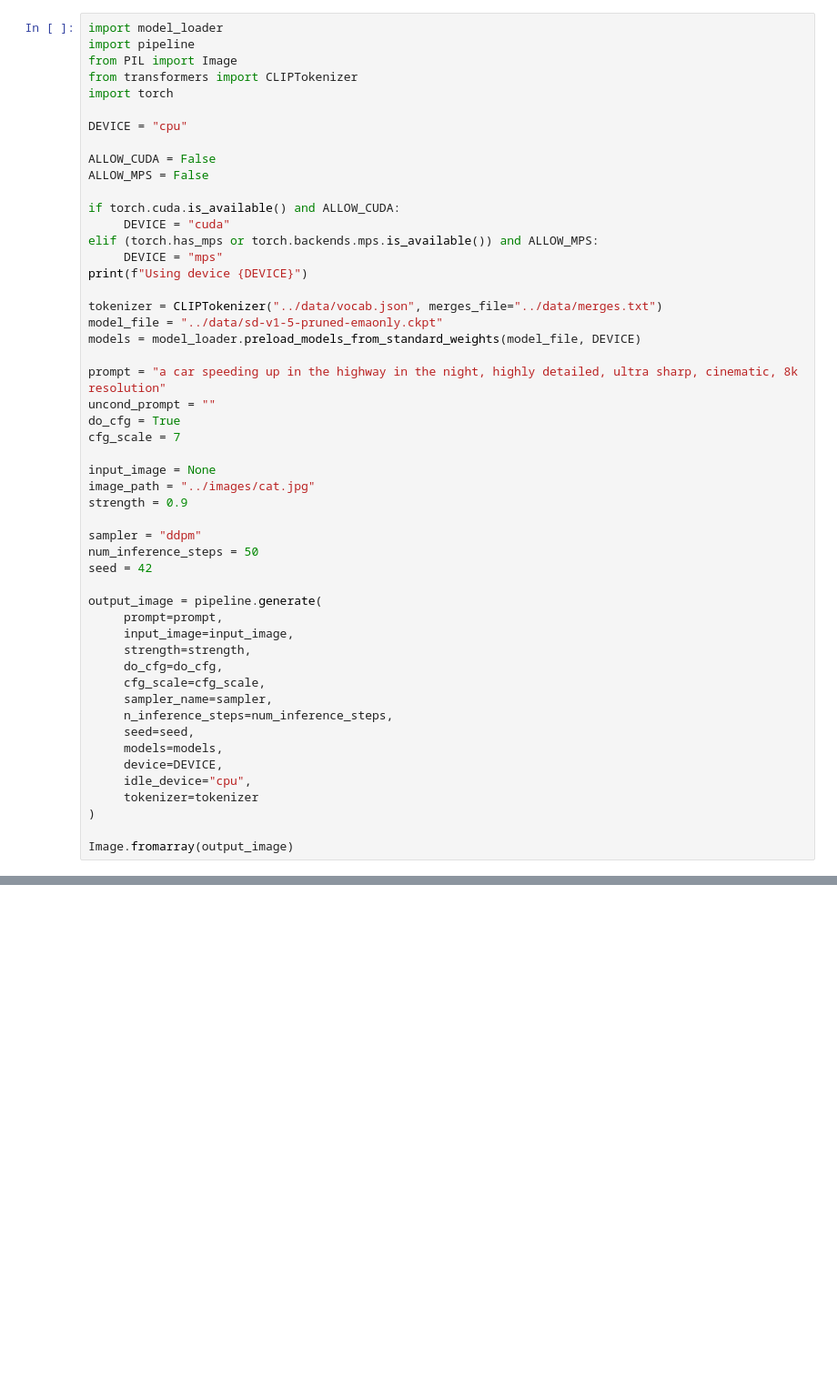
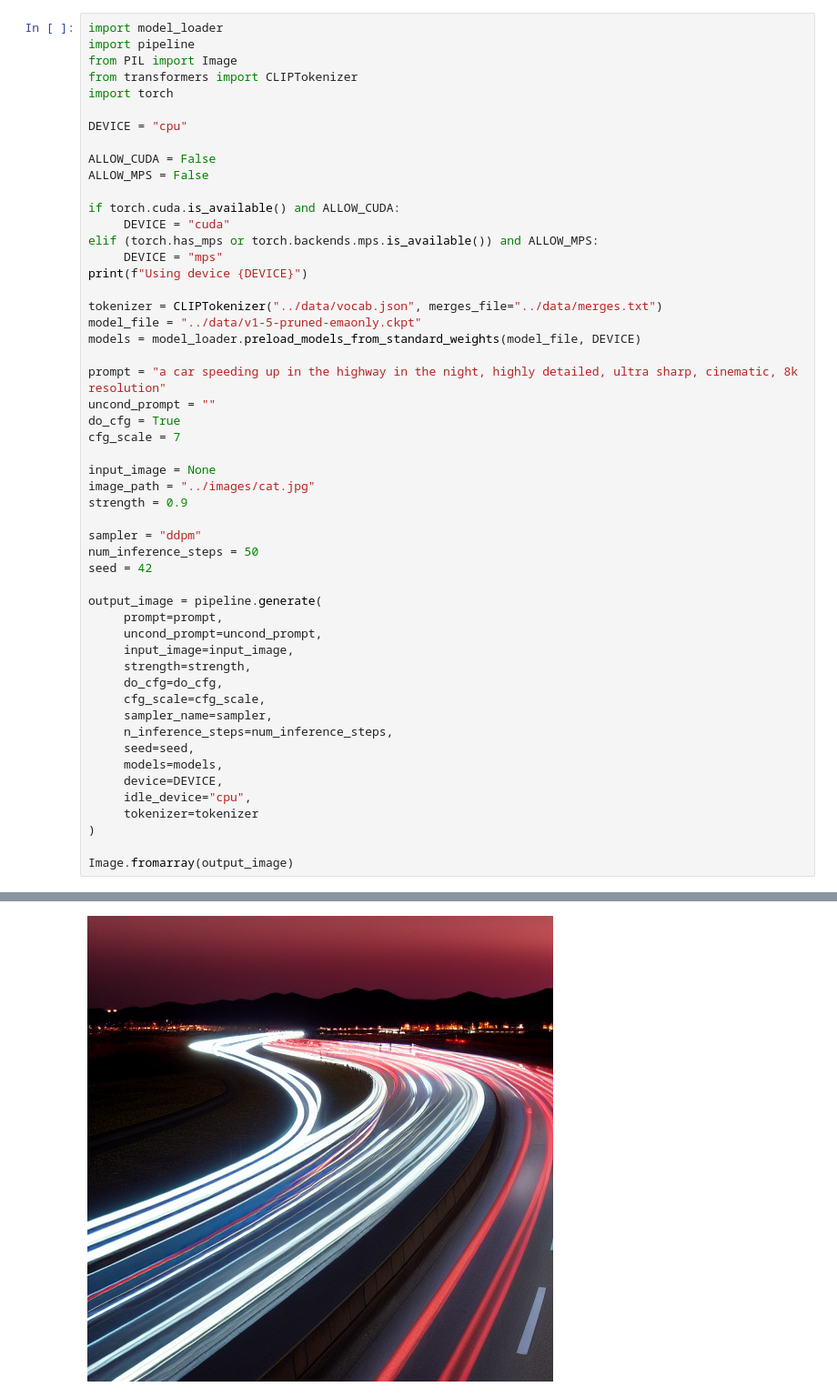
Before and after one commit to haideraqeeb/latent-diffusion, a Jupyter notebook: script/demo.ipynb, the cells around one changed output, grey strips where cells are left out. Shown at 91% size. Saved outputs shown, nothing was run; the diff lists cells and outputs as text; blank space fills up the shorter version.

```diff
--- a/script/demo.ipynb
+++ b/script/demo.ipynb
@@ -17,7 +17,7 @@ elif (torch.has_mps or torch.backends.mps.is_available()) and ALLOW_MPS:
 print(f"Using device {DEVICE}")
 
 tokenizer = CLIPTokenizer("../data/vocab.json", merges_file="../data/merges.txt")
-model_file = "../data/sd-v1-5-pruned-emaonly.ckpt"
+model_file = "../data/v1-5-pruned-emaonly.ckpt"
 models = model_loader.preload_models_from_standard_weights(model_file, DEVICE)
 
 prompt = "a car speeding up in the highway in the night, highly detailed, ultra sharp, cinematic, 8k resolution"
@@ -35,6 +35,7 @@ seed = 42
 
 output_image = pipeline.generate(
      prompt=prompt,
+     uncond_prompt=uncond_prompt,
      input_image=input_image,
      strength=strength,
      do_cfg=do_cfg,
@@ -49,3 +50,4 @@ output_image = pipeline.generate(
 )
 
 Image.fromarray(output_image)
+# %% [output]
@@ -51,0 +55 @@ Image.fromarray(output_image)
+[figure, added]
```
Also changed, not shown: parts of 1 cell of this notebook.
